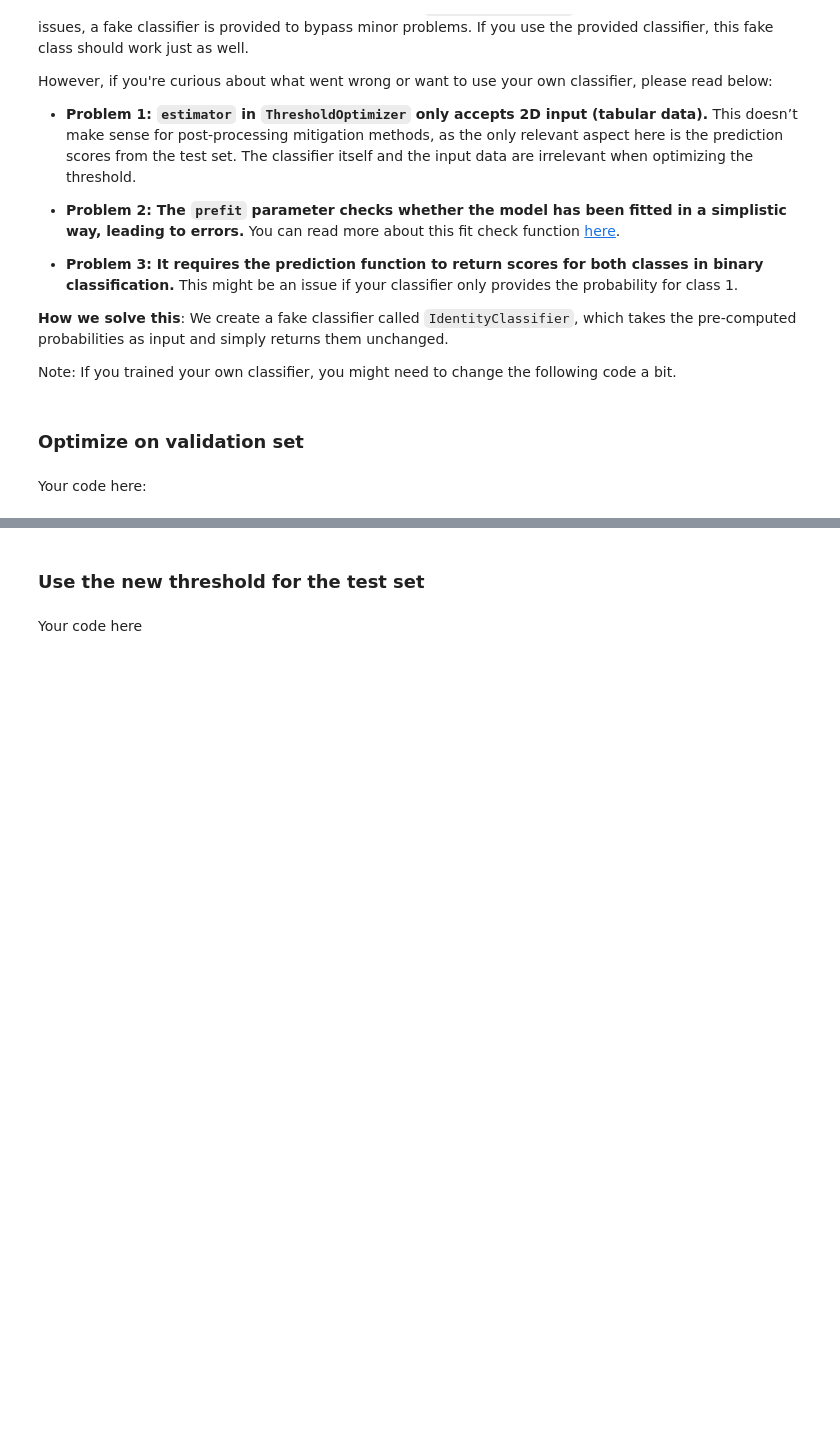
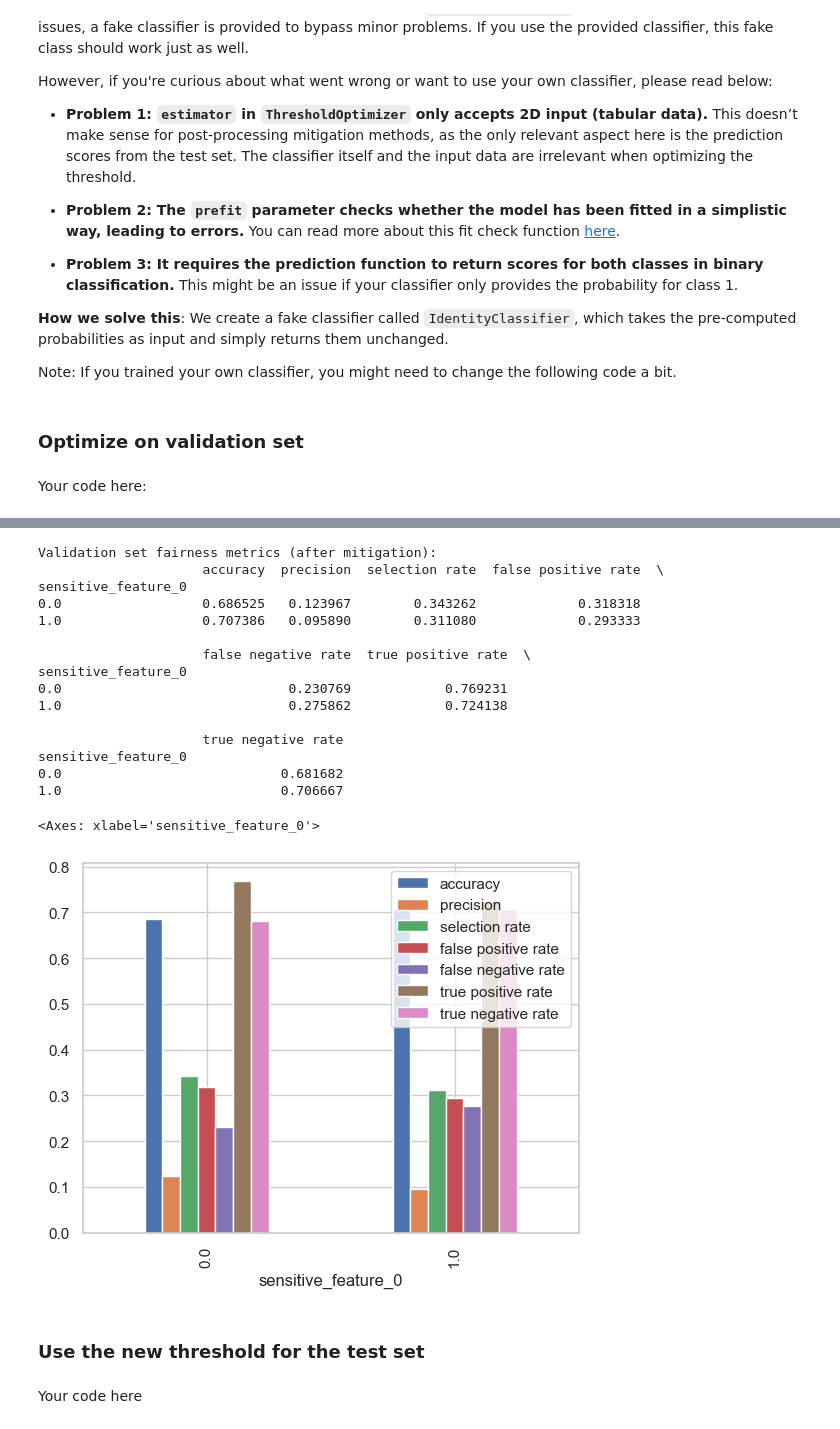
Before and after one commit to s224202/project1, a Jupyter notebook: exercise.ipynb, the cells around one changed output, grey strips where cells are left out. Drawn from its saved outputs; the diff is of its cells as text; code cells hidden in the pictures; blank space fills up the shorter version.

```diff
--- a/exercise.ipynb
+++ b/exercise.ipynb
@@ -471,3 +489,38 @@ ValueError: Found input variables with inconsistent numbers of samples: [1409, 8
+# %%
+#plot the results
+# --- IGNORE ---
+mf_post = MetricFrame(metrics={"accuracy": accuracy_score,
+                        "precision": precision_score,
+                        "selection rate": selection_rate,
+                        "false positive rate": false_positive_rate,
+                        "false negative rate": false_negative_rate,
+                        "true positive rate": true_positive_rate,
+                        "true negative rate": true_negative_rate,
+                         },
+                 y_true=val_lab,
+                 y_pred=y_pred,
+                 sensitive_features=val_a)
+print("Validation set fairness metrics (after mitigation):")
+print(mf_post.by_group)
+mf_post.by_group.plot.bar()
+# %% [output]
+Validation set fairness metrics (after mitigation):
+                     accuracy  precision  selection rate  false positive rate  \
+sensitive_feature_0
+0.0                  0.686525   0.123967        0.343262             0.318318
+1.0                  0.707386   0.095890        0.311080             0.293333
+
+                     false negative rate  true positive rate  \
+sensitive_feature_0
+0.0                             0.230769            0.769231
+1.0                             0.275862            0.724138
+
+                     true negative rate
+sensitive_feature_0
+0.0                            0.681682
+1.0                            0.706667
+<Axes: xlabel='sensitive_feature_0'>
+[figure, added]
 # %% [markdown]
 ### Use the new threshold for the test set
 # %% [markdown]
```
Also changed, not shown: parts of 8 cells of this notebook.
